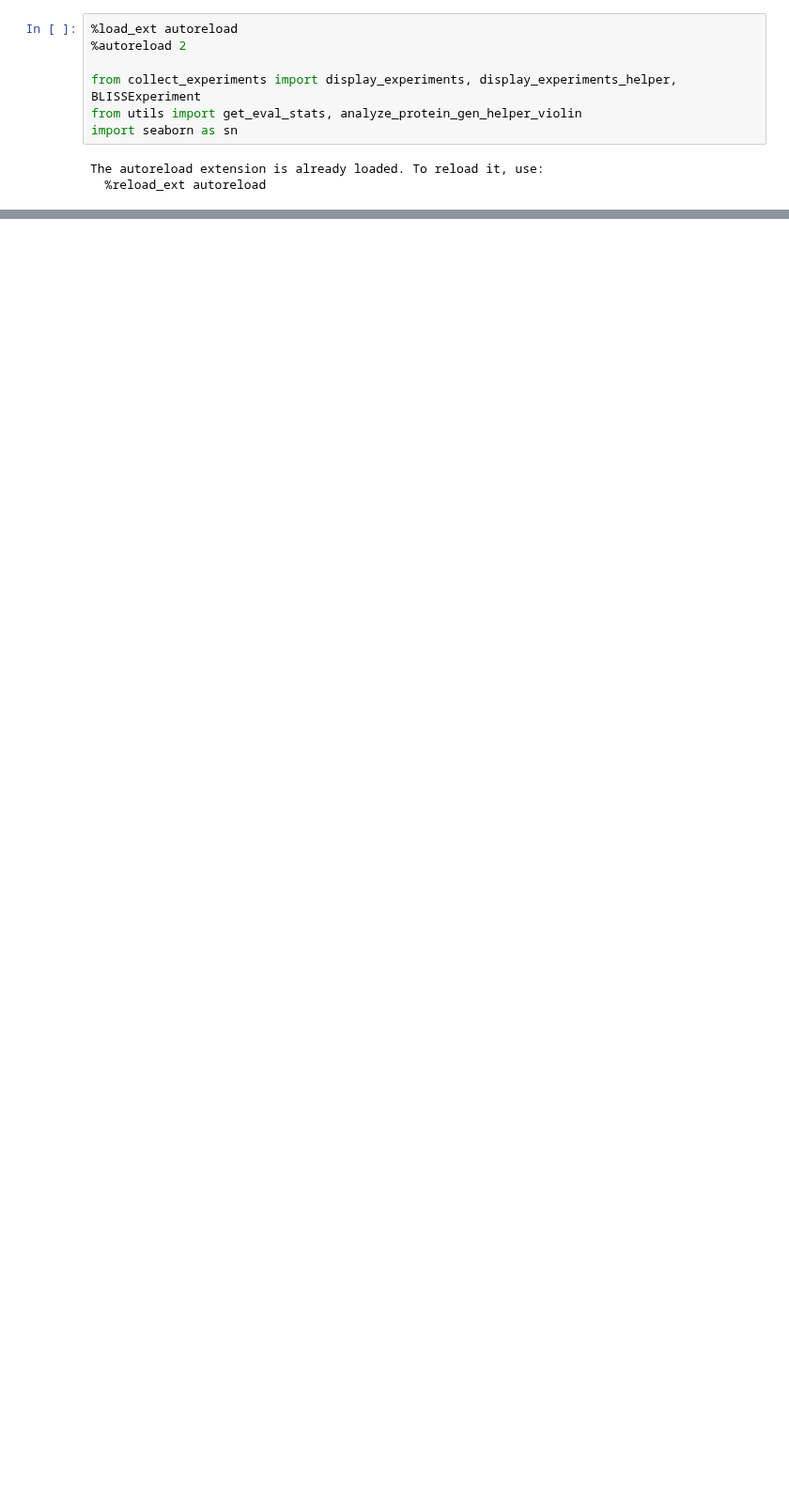
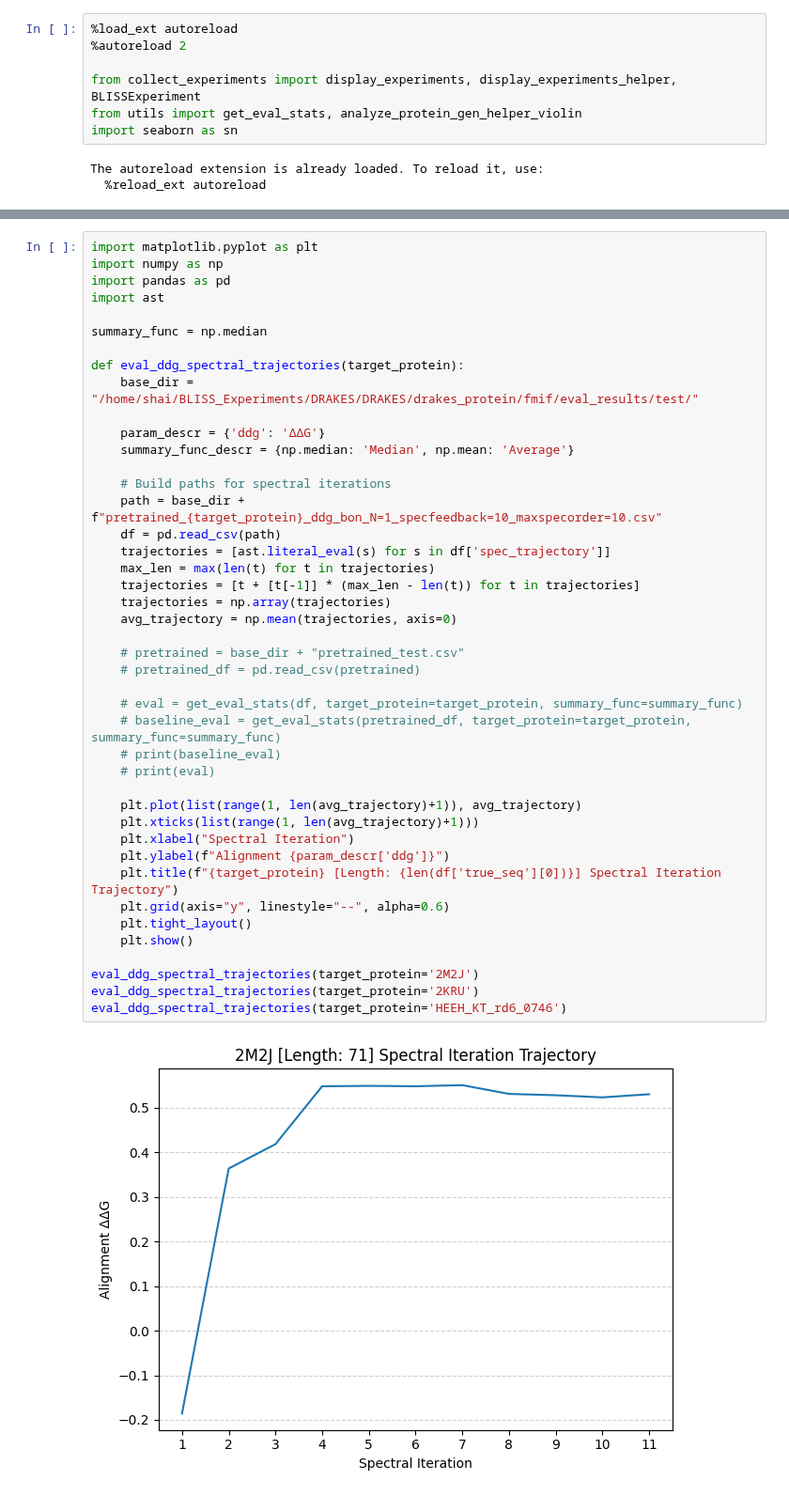
Before and after one commit to shainotshy1/BLISS_Experiments, a Jupyter notebook: DRAKES/analyze_distribution.ipynb, the cells around one changed output, grey strips where cells are left out. Shown at 94% size. Saved outputs shown, nothing was run; the diff lists cells and outputs as text; blank space fills up the shorter version.

```diff
--- a/DRAKES/analyze_distribution.ipynb
+++ b/DRAKES/analyze_distribution.ipynb
@@ -204,0 +394,45 @@ evaluate_ddg_ll_corr_mult(dfs, labels, '7JJK', selected_samples=None, title='2MA
+# %%
+import matplotlib.pyplot as plt
+import numpy as np
+import pandas as pd
+import ast
+
+summary_func = np.median
+
+def eval_ddg_spectral_trajectories(target_protein):
+    base_dir = "/home/shai/BLISS_Experiments/DRAKES/DRAKES/drakes_protein/fmif/eval_results/test/"
+
+    param_descr = {'ddg': 'ΔΔG'}
+    summary_func_descr = {np.median: 'Median', np.mean: 'Average'}
+
+    # Build paths for spectral iterations
+    path = base_dir + f"pretrained_{target_protein}_ddg_bon_N=1_specfeedback=10_maxspecorder=10.csv"
+    df = pd.read_csv(path)
+    trajectories = [ast.literal_eval(s) for s in df['spec_trajectory']]
+    max_len = max(len(t) for t in trajectories)
+    trajectories = [t + [t[-1]] * (max_len - len(t)) for t in trajectories]
+    trajectories = np.array(trajectories)
+    avg_trajectory = np.mean(trajectories, axis=0)
+
+    # pretrained = base_dir + "pretrained_test.csv"
+    # pretrained_df = pd.read_csv(pretrained)
+
+    # eval = get_eval_stats(df, target_protein=target_protein, summary_func=summary_func)
+    # baseline_eval = get_eval_stats(pretrained_df, target_protein=target_protein, summary_func=summary_func)
+    # print(baseline_eval)
+    # print(eval)
+
+    plt.plot(list(range(1, len(avg_trajectory)+1)), avg_trajectory)
+    plt.xticks(list(range(1, len(avg_trajectory)+1)))
+    plt.xlabel("Spectral Iteration")
+    plt.ylabel(f"Alignment {param_descr['ddg']}")
+    plt.title(f"{target_protein} [Length: {len(df['true_seq'][0])}] Spectral Iteration Trajectory")
+    plt.grid(axis="y", linestyle="--", alpha=0.6)
+    plt.tight_layout()
+    plt.show()
+
+eval_ddg_spectral_trajectories(target_protein='2M2J')
+eval_ddg_spectral_trajectories(target_protein='2KRU')
+eval_ddg_spectral_trajectories(target_protein='HEEH_KT_rd6_0746')
+# %% [output]
+[figure, added]
```
Also changed, not shown: parts of 10 cells of this notebook, 46 other files.
